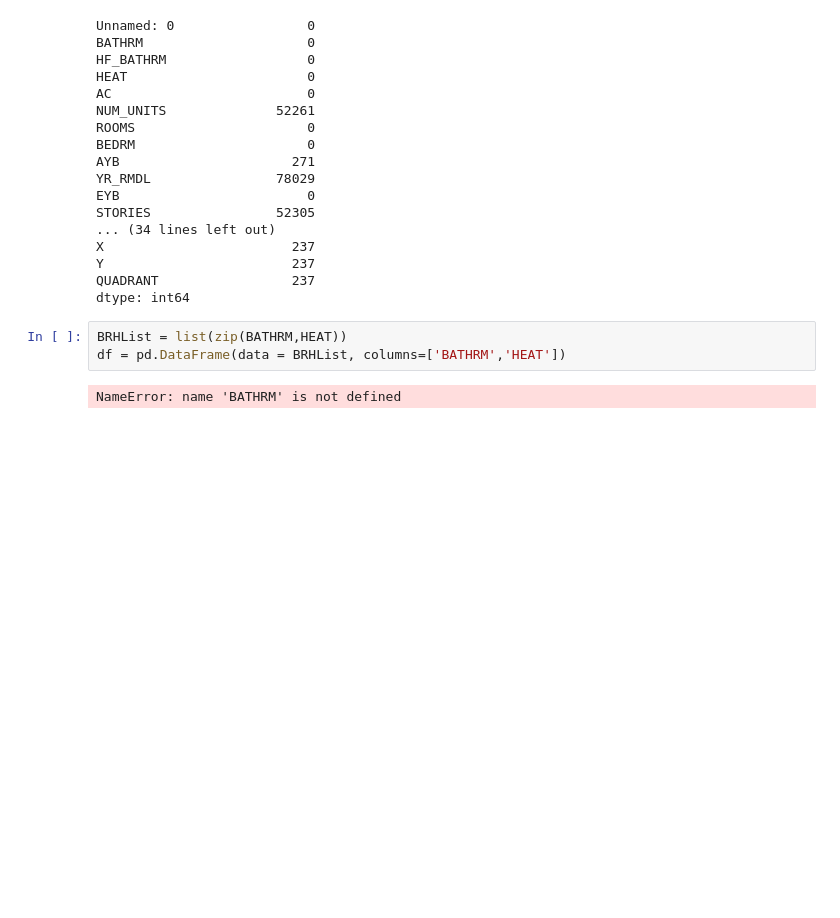
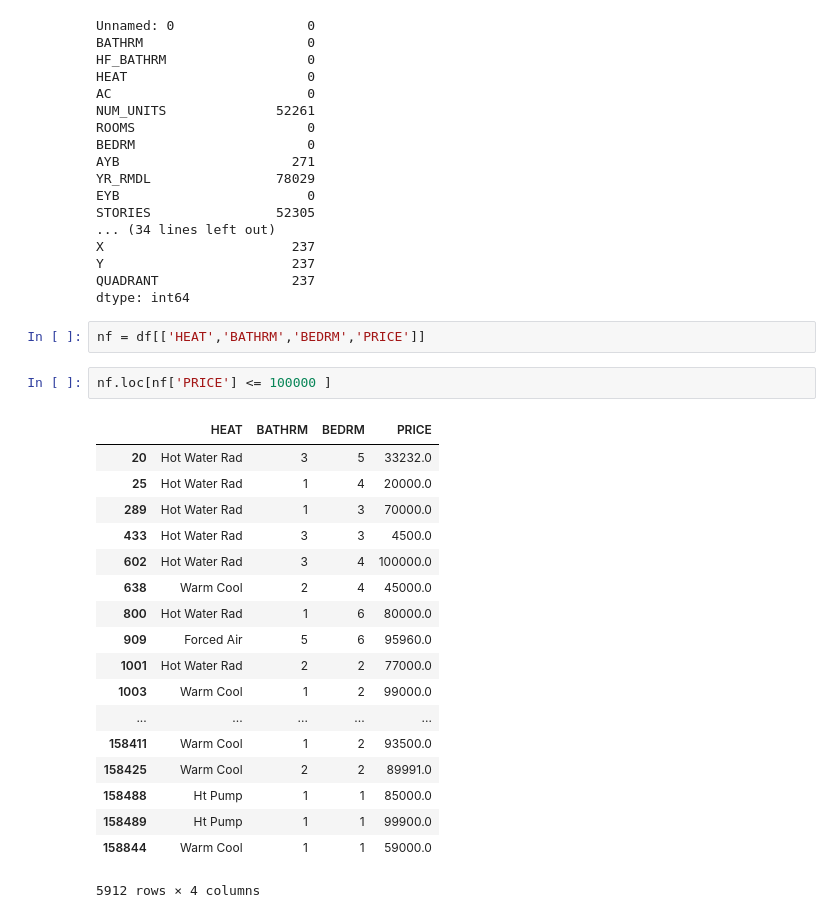
Before and after one commit to vietmyke/DataCamp, a Jupyter notebook: Project1.ipynb, the cells around one changed output. Drawn from its saved outputs; the diff is of its cells as text; blank space fills up the shorter version.

```diff
--- a/Project1.ipynb
+++ b/Project1.ipynb
@@ -124,8 +124,26 @@ X                        237
 Y                        237
 QUADRANT                 237
 dtype: int64
-# %%
-BRHList = list(zip(BATHRM,HEAT))
-df = pd.DataFrame(data = BRHList, columns=['BATHRM','HEAT'])
-# %% [output]
-NameError: name 'BATHRM' is not defined
+# %%
+nf = df[['HEAT','BATHRM','BEDRM','PRICE']]
+# %%
+nf.loc[nf['PRICE'] <= 100000 ]
+# %% [output]
+|  | HEAT | BATHRM | BEDRM | PRICE |
+| 20 | Hot Water Rad | 3 | 5 | 33232.0 |
+| 25 | Hot Water Rad | 1 | 4 | 20000.0 |
+| 289 | Hot Water Rad | 1 | 3 | 70000.0 |
+| 433 | Hot Water Rad | 3 | 3 | 4500.0 |
+| 602 | Hot Water Rad | 3 | 4 | 100000.0 |
+| 638 | Warm Cool | 2 | 4 | 45000.0 |
+| 800 | Hot Water Rad | 1 | 6 | 80000.0 |
+| 909 | Forced Air | 5 | 6 | 95960.0 |
+| 1001 | Hot Water Rad | 2 | 2 | 77000.0 |
+| 1003 | Warm Cool | 1 | 2 | 99000.0 |
+| ... | ... | ... | ... | ... |
+| 158411 | Warm Cool | 1 | 2 | 93500.0 |
+| 158425 | Warm Cool | 2 | 2 | 89991.0 |
+| 158488 | Ht Pump | 1 | 1 | 85000.0 |
+| 158489 | Ht Pump | 1 | 1 | 99900.0 |
+| 158844 | Warm Cool | 1 | 1 | 59000.0 |
+5912 rows × 4 columns
```
Also changed, not shown: parts of 2 cells of this notebook.
